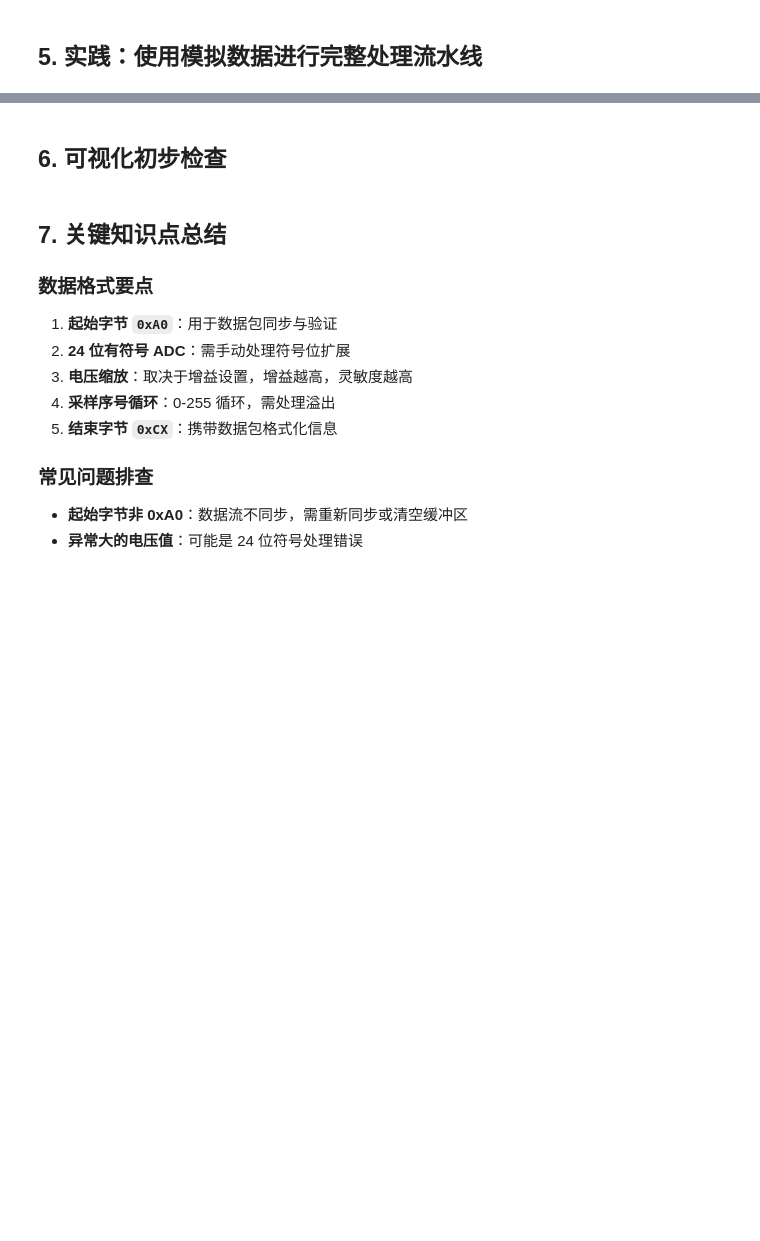
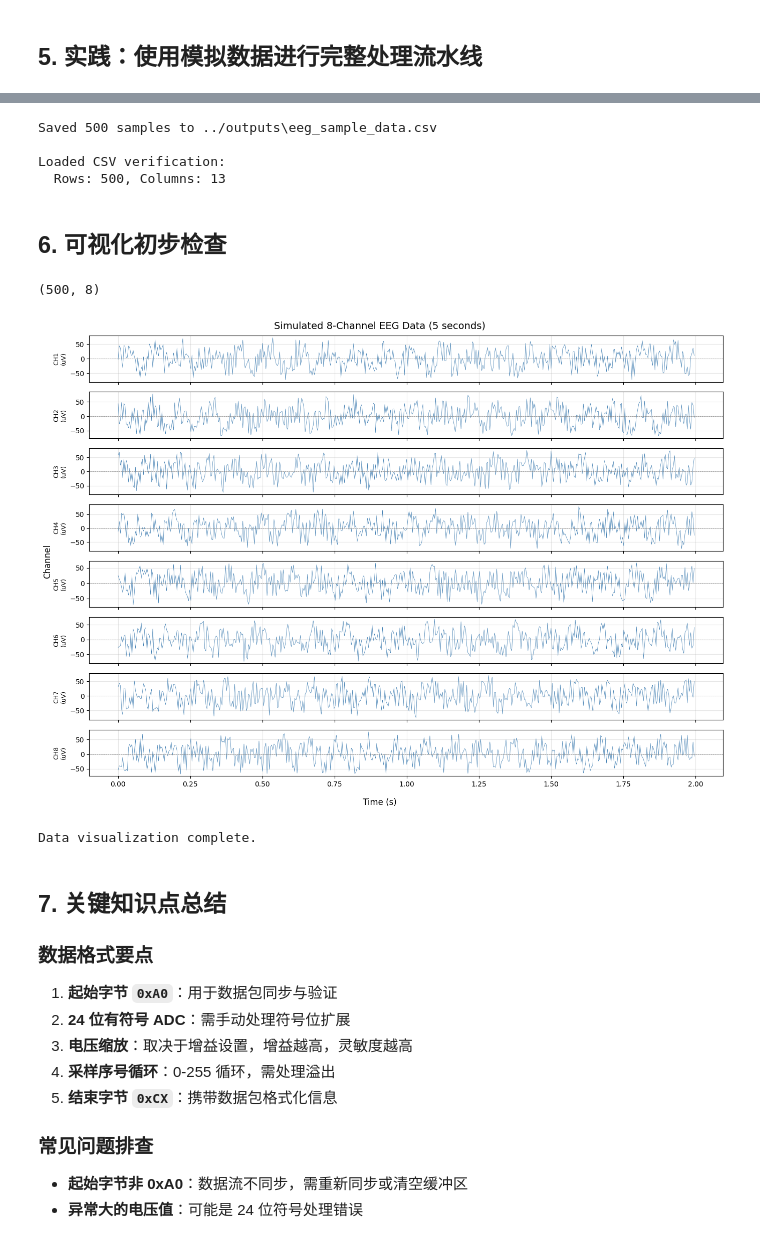
Before and after one commit to usstziyi/openbci-3, a Jupyter notebook: notebooks/unit_02_data_stream_parsing.ipynb, the cells around one changed output, grey strips where cells are left out. Saved outputs shown, nothing was run; the diff lists cells and outputs as text; code cells hidden in the pictures; blank space fills up the shorter version.

```diff
--- a/notebooks/unit_02_data_stream_parsing.ipynb
+++ b/notebooks/unit_02_data_stream_parsing.ipynb
@@ -382,7 +387,7 @@ timestamp       1778595325.6917508
 # %%
 class EEGStreamCollector:
     """
-    EEG 数据流采集与缓存类
+    EEG 数据流采集与缓存类:代码层缓存
 
     功能：
     - 持续从串口读取并解析数据包
@@ -417,14 +422,14 @@ class EEGStreamCollector:
         将缓存数据转换为 NumPy 数组
 
         Returns:
-            eeg_array: (N, 8) EEG 电压矩阵，单位 uV
+            eeg_array: (N, 8) EEG 电压矩阵，单位 μV
             timestamps: (N,) 时间戳数组
         """
         if not self.samples:
             return np.empty((0, 8)), np.empty(0)
 
-        eeg_array = np.array([s.eeg_data for s in self.samples])
-        timestamps = np.array([s.timestamp for s in self.samples])
+        eeg_array = np.array([s.eeg_data for s in self.samples]) # shape (N, 8)
+        timestamps = np.array([s.timestamp for s in self.samples]) # shape (N,)
         return eeg_array, timestamps
 
     def get_dataframe(self) -> pd.DataFrame:
@@ -439,9 +444,11 @@ class EEGStreamCollector:
 
         records = []
         for s in self.samples:
-            record = {'timestamp': s.timestamp, 'sample_num': s.sample_number}
+            record = {}
+            record['timestamp'] = s.timestamp
+            record['sample_num'] = s.sample_number
             for i, v in enumerate(s.eeg_data):
-                record[f'CH{i+1}_uV'] = v
+                record[f'CH{i+1}_μV'] = v
             record['ax_g'] = s.aux_data['ax']
             record['ay_g'] = s.aux_data['ay']
             record['az_g'] = s.aux_data['az']
@@ -480,13 +487,13 @@ class EEGStreamCollector:
         }
 
         for i in range(8):
-            ch_data = eeg_array[:, i]
+            ch_data = eeg_array[:, i] # 通道i的所有数据
             stats['channels'][f'CH{i+1}'] = {
-                'mean_uV': float(np.mean(ch_data)),
-                'std_uV': float(np.std(ch_data)),
-                'min_uV': float(np.min(ch_data)),
-                'max_uV': float(np.max(ch_data)),
-                'peak_to_peak_uV': float(np.ptp(ch_data))
+                'mean_μV': float(np.mean(ch_data)),       # 平均值
+                'std_μV': float(np.std(ch_data)),         # 标准差
+                'min_μV': float(np.min(ch_data)),         # 最小值
+                'max_μV': float(np.max(ch_data)),         # 最大值
+                'peak_to_peak_μV': float(np.ptp(ch_data)) # 峰-峰范围：最大值-最小值
             }
 
         return stats
@@ -560,34 +603,48 @@ display(df.head())
 # %%
 # 保存数据
+output_dir = '../outputs'
 output_file = 'eeg_sample_data.csv'
-collector.save_to_csv(output_file)
+collector.save_to_csv(os.path.join(output_dir, output_file))
 
 # 验证保存的文件
-df_loaded = pd.read_csv(output_file)
+df_loaded = pd.read_csv(os.path.join(output_dir, output_file))
 print(f"\nLoaded CSV verification:")
 print(f"  Rows: {len(df_loaded)}, Columns: {len(df_loaded.columns)}")
+# %% [output]
+Saved 500 samples to ../outputs\eeg_sample_data.csv
+
+Loaded CSV verification:
+  Rows: 500, Columns: 13
 # %% [markdown]
 ## 6. 可视化初步检查
 # %%
 import matplotlib.pyplot as plt
 
 # 绘制多通道 EEG 波形
 eeg_array, timestamps = collector.get_numpy_array()
+print(eeg_array.shape)
 
 fig, axes = plt.subplots(8, 1, figsize=(14, 10), sharex=True)
 fig.suptitle('Simulated 8-Channel EEG Data (5 seconds)', fontsize=14)
 
 time_axis = np.arange(len(eeg_array)) / 250.0  # 转换为秒
 
 for ch in range(8):
     axes[ch].plot(time_axis, eeg_array[:, ch], linewidth=0.5, color='steelblue')
     axes[ch].set_ylabel(f'CH{ch+1}\n(uV)', fontsize=9)
     axes[ch].grid(True, alpha=0.3)
     axes[ch].axhline(y=0, color='gray', linestyle='--', linewidth=0.5)
 
-axes[-1].set_xlabel('Time (seconds)')
+# 设置整个图表的共享 X 轴标签，显示时间单位为秒
+fig.supxlabel("Time (s)")
+fig.supylabel("Channel")
 plt.tight_layout()
 plt.show()
+print("Data visualization complete.")
+# %% [output]
+(500, 8)
+[figure, added]
+Data visualization complete.
 # %% [markdown]
 ## 7. 关键知识点总结
 
```
Also changed, not shown: parts of 7 cells of this notebook.
